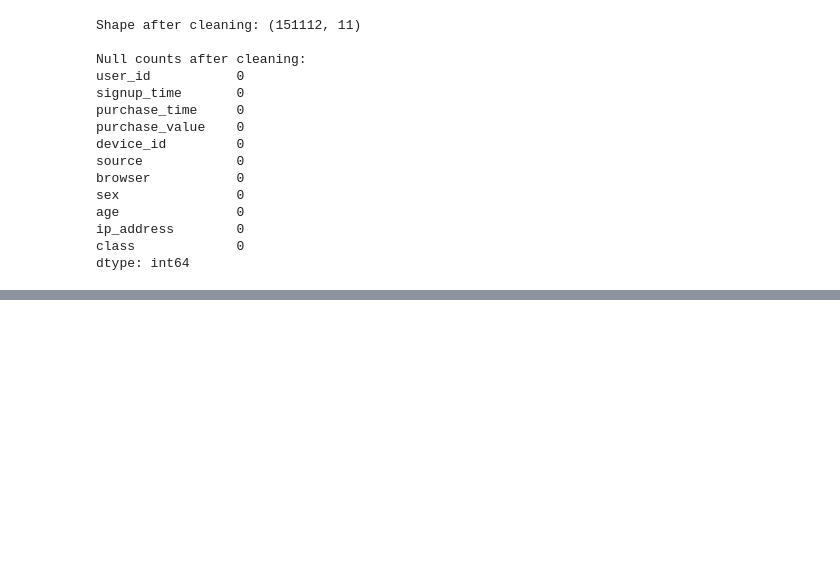
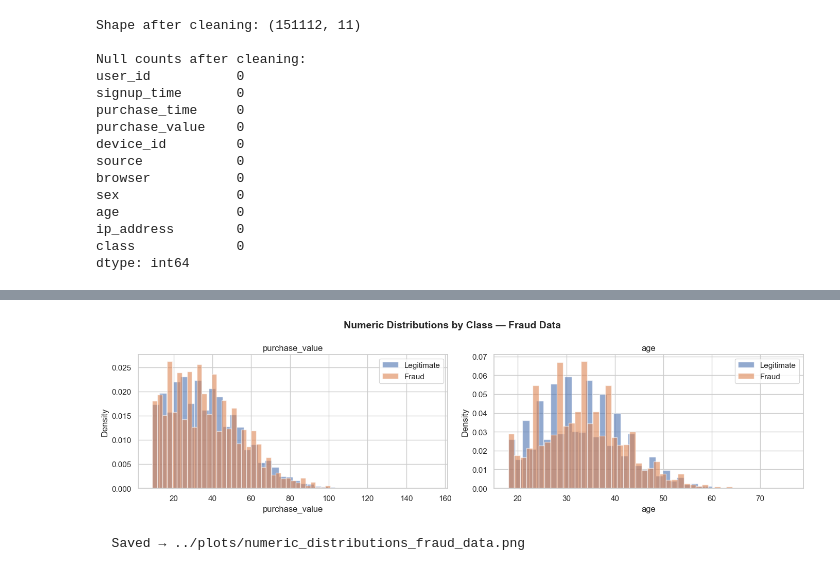
Before and after one commit to hawigirmachew27/fraud-detection, a Jupyter notebook: notebooks/eda-fraud-data.ipynb, the cells around one changed output, grey strips where cells are left out. Drawn from its saved outputs; the diff is of its cells as text; code cells hidden in the pictures; blank space fills up the shorter version.

```diff
--- a/notebooks/eda-fraud-data.ipynb
+++ b/notebooks/eda-fraud-data.ipynb
@@ -146,0 +168,11 @@ dtype: int64
+# %%
+# ── Numeric distributions ────────────────────────────────────────────────────
+plot_numeric_distributions(
+    fraud_clean,
+    cols=['purchase_value', 'age'],
+    target_col='class',
+    dataset_name='Fraud Data'
+)
+# %% [output]
+[figure, added]
+  Saved → ../plots/numeric_distributions_fraud_data.png
```
Also changed, not shown: parts of 20 cells of this notebook, 15 other files.
